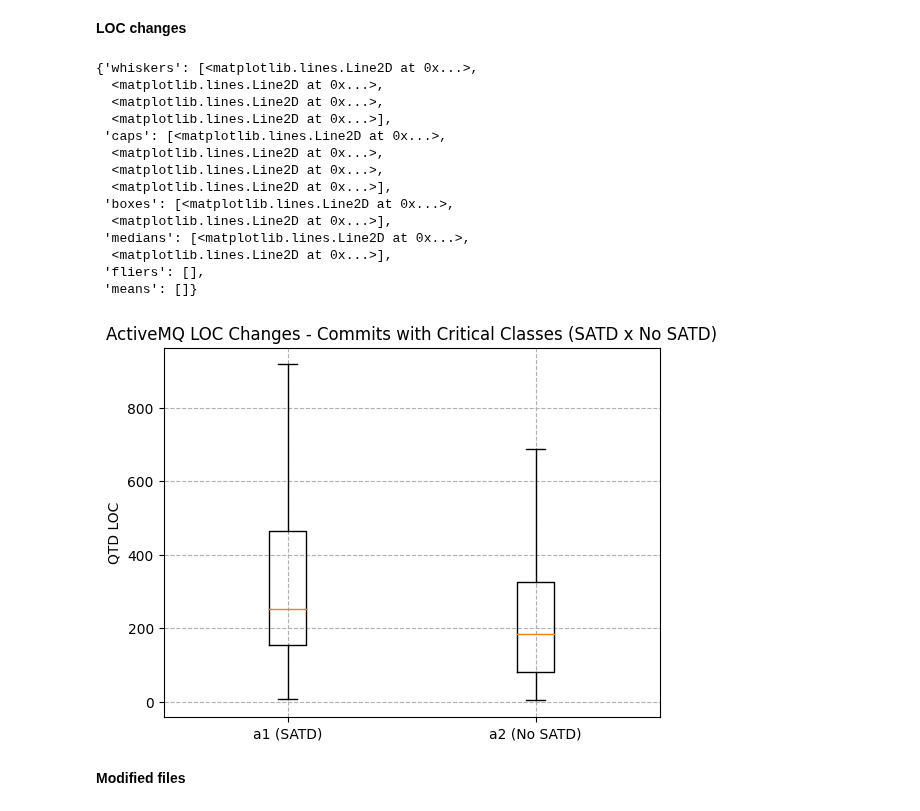
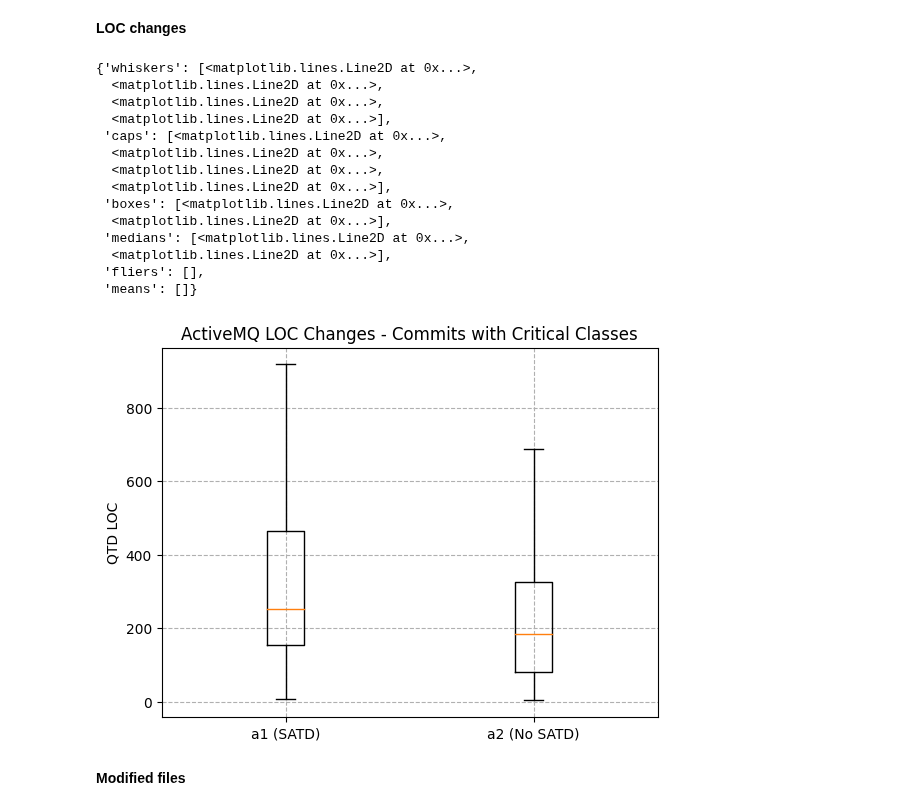
Before and after one commit to armandossrecife/my_validation3, a Jupyter notebook: my_analysis_activemq.ipynb, the cells around one changed output. Saved outputs shown, nothing was run; the diff lists cells and outputs as text; code cells hidden in the pictures.

```diff
--- a/my_analysis_activemq.ipynb
+++ b/my_analysis_activemq.ipynb
@@ -1644,24 +1703,24 @@ ax1.boxplot(x=data_files, showfliers=False)
 # %%
 data_commits_cc_lines = df_commits_with_critical_classes_with_satd.lines, df_commits_with_critical_classes_no_satd.lines
 fig1, ax1 = pyplot.subplots()
-ax1.set_title('ActiveMQ LOC Changes - Commits with Critical Classes (SATD x No SATD)')
+ax1.set_title('ActiveMQ LOC Changes - Commits with Critical Classes')
 ax1.set_xticklabels(['a1 (SATD)', 'a2 (No SATD)'])
 ax1.set_ylabel('QTD LOC')
 ax1.grid(linestyle='--')
 ax1.boxplot(x=data_commits_cc_lines, showfliers=False)
 # %% [output]
 {'whiskers': [<matplotlib.lines.Line2D at 0x...>,
   <matplotlib.lines.Line2D at 0x...>,
   <matplotlib.lines.Line2D at 0x...>,
   <matplotlib.lines.Line2D at 0x...>],
  'caps': [<matplotlib.lines.Line2D at 0x...>,
   <matplotlib.lines.Line2D at 0x...>,
   <matplotlib.lines.Line2D at 0x...>,
   <matplotlib.lines.Line2D at 0x...>],
  'boxes': [<matplotlib.lines.Line2D at 0x...>,
   <matplotlib.lines.Line2D at 0x...>],
  'medians': [<matplotlib.lines.Line2D at 0x...>,
   <matplotlib.lines.Line2D at 0x...>],
  'fliers': [],
  'means': []}
-[figure, old version]
+[figure, new version]
```
Also changed, not shown: parts of 36 cells of this notebook.
